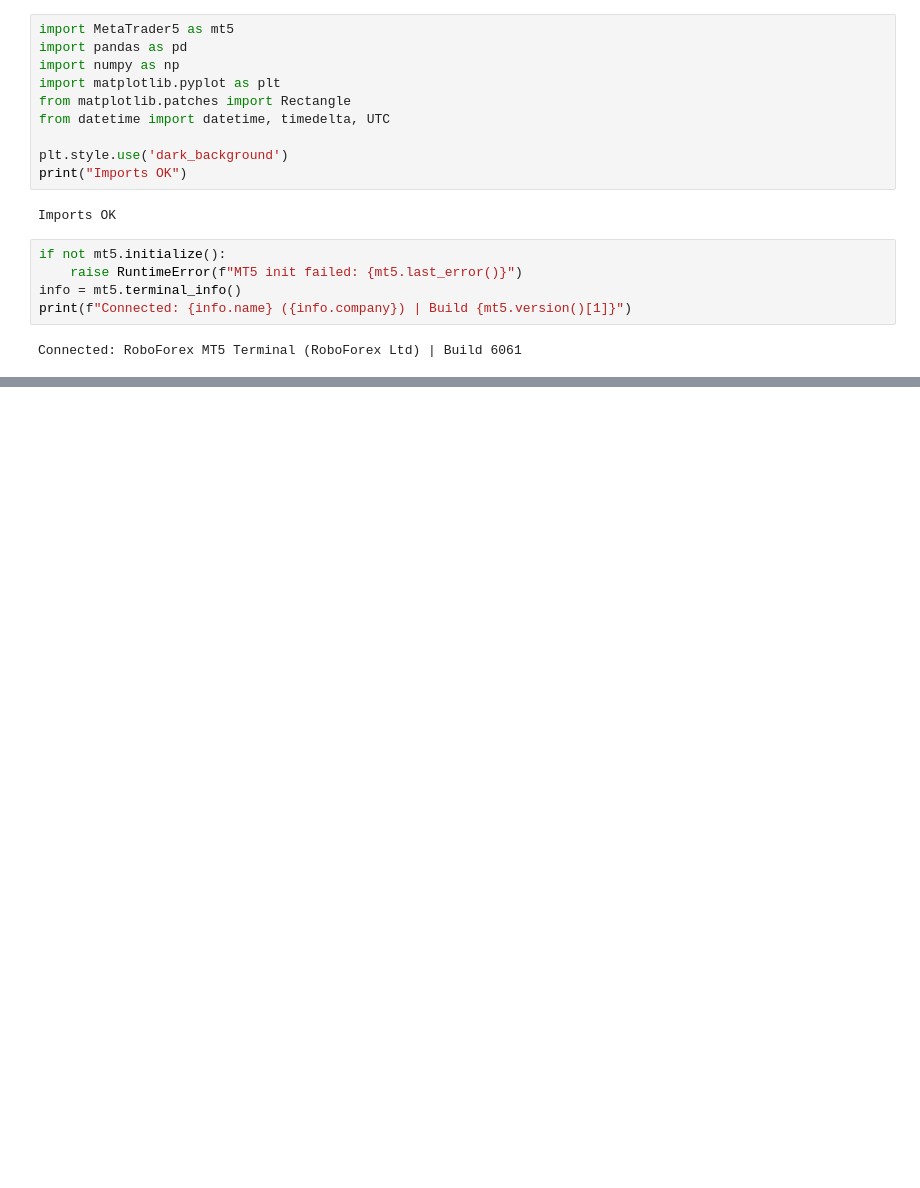
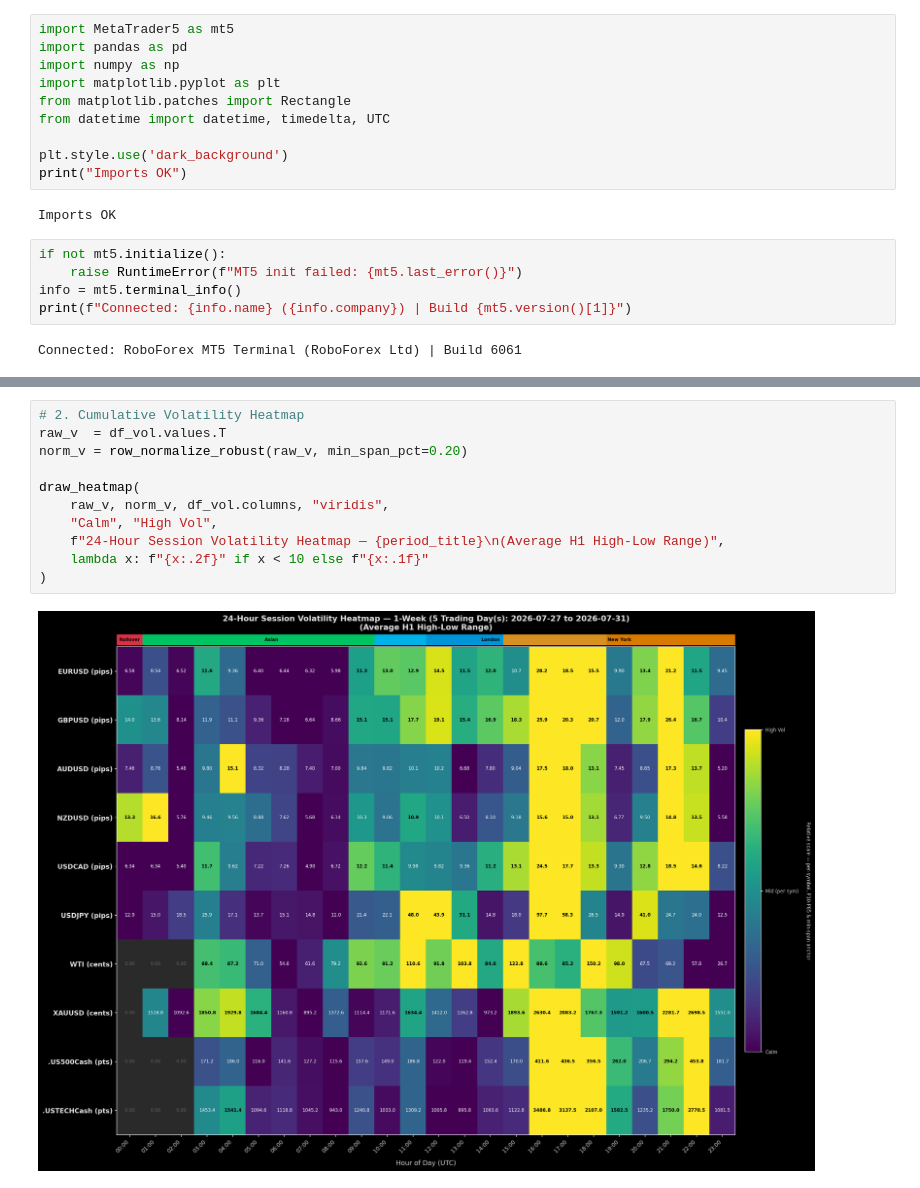
Before and after one commit to ArtemVeremienko/mt5kit, a Jupyter notebook: session_liquidity_volatility_heatmap.ipynb, the cells around one changed output, grey strips where cells are left out. Cells and saved outputs as stored; diff of their text form; blank space fills up the shorter version.

```diff
--- a/session_liquidity_volatility_heatmap.ipynb
+++ b/session_liquidity_volatility_heatmap.ipynb
@@ -322,0 +254,13 @@ MT5 connection closed.
+# %%
+# 2. Cumulative Volatility Heatmap
+raw_v  = df_vol.values.T
+norm_v = row_normalize_robust(raw_v, min_span_pct=0.20)
+
+draw_heatmap(
+    raw_v, norm_v, df_vol.columns, "viridis",
+    "Calm", "High Vol",
+    f"24-Hour Session Volatility Heatmap — {period_title}\n(Average H1 High-Low Range)",
+    lambda x: f"{x:.2f}" if x < 10 else f"{x:.1f}"
+)
+# %% [output]
+[figure, added]
```
Also changed, not shown: parts of 14 cells of this notebook, 2 other files.
